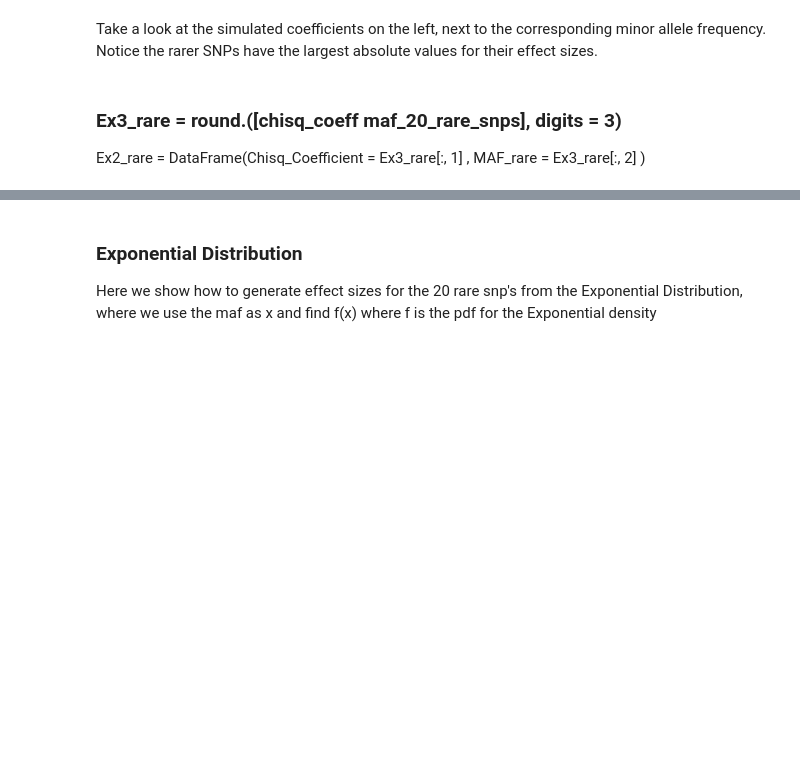
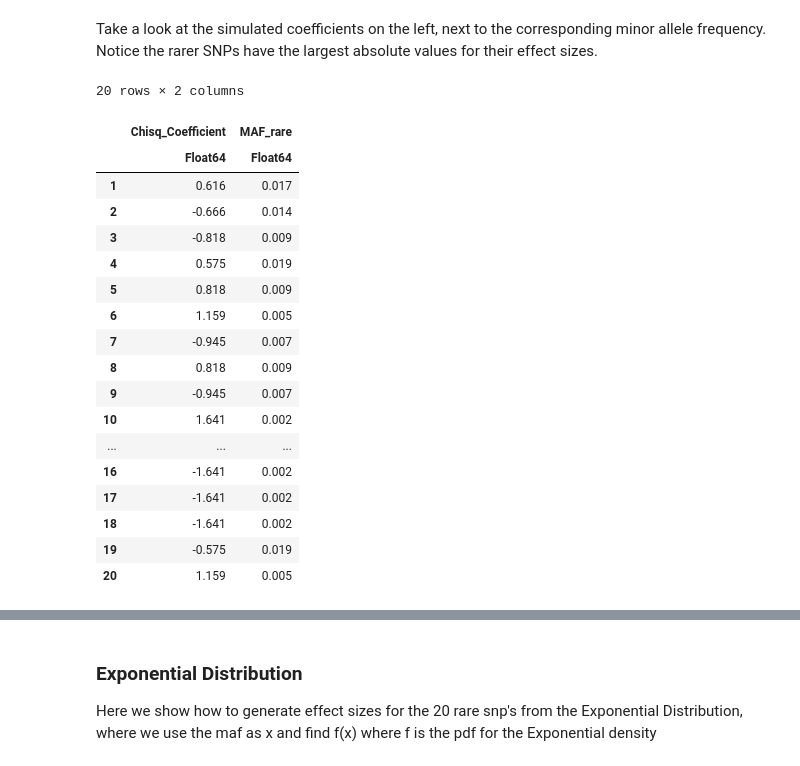
Before and after one commit to OpenMendel/TraitSimulation.jl, a Jupyter notebook: docs/TraitSimulation_28e.ipynb, the cells around one changed output, grey strips where cells are left out. Drawn from its saved outputs; the diff is of its cells as text; code cells hidden in the pictures; blank space fills up the shorter version.

```diff
--- a/docs/TraitSimulation_28e.ipynb
+++ b/docs/TraitSimulation_28e.ipynb
@@ -669,9 +669,29 @@ for i in 1:n
 end
 # %% [markdown]
 Take a look at the simulated coefficients on the left, next to the corresponding minor allele frequency. Notice the rarer SNPs have the largest absolute values for their effect sizes.
-# %% [markdown]
-### Ex3_rare = round.([chisq_coeff maf_20_rare_snps], digits = 3)
-Ex2_rare = DataFrame(Chisq_Coefficient = Ex3_rare[:, 1] , MAF_rare = Ex3_rare[:, 2] )
+# %%
+Ex3_rare = round.([chisq_coeff maf_20_rare_snps], digits = 3)
+Ex3_rare = DataFrame(Chisq_Coefficient = Ex3_rare[:, 1] , MAF_rare = Ex3_rare[:, 2] )
+# %% [output]
+20 rows × 2 columns
+|  | Chisq_Coefficient | MAF_rare |
+|  | Float64 | Float64 |
+| 1 | 0.616 | 0.017 |
+| 2 | -0.666 | 0.014 |
+| 3 | -0.818 | 0.009 |
+| 4 | 0.575 | 0.019 |
+| 5 | 0.818 | 0.009 |
+| 6 | 1.159 | 0.005 |
+| 7 | -0.945 | 0.007 |
+| 8 | 0.818 | 0.009 |
+| 9 | -0.945 | 0.007 |
+| 10 | 1.641 | 0.002 |
+| ... | ... | ... |
+| 16 | -1.641 | 0.002 |
+| 17 | -1.641 | 0.002 |
+| 18 | -1.641 | 0.002 |
+| 19 | -0.575 | 0.019 |
+| 20 | 1.159 | 0.005 |
 # %%
 simulated_effectsizes_chisq = Ex3_rare[:, 1]
 # %% [output]
```
Also changed, not shown: parts of 7 cells of this notebook.
